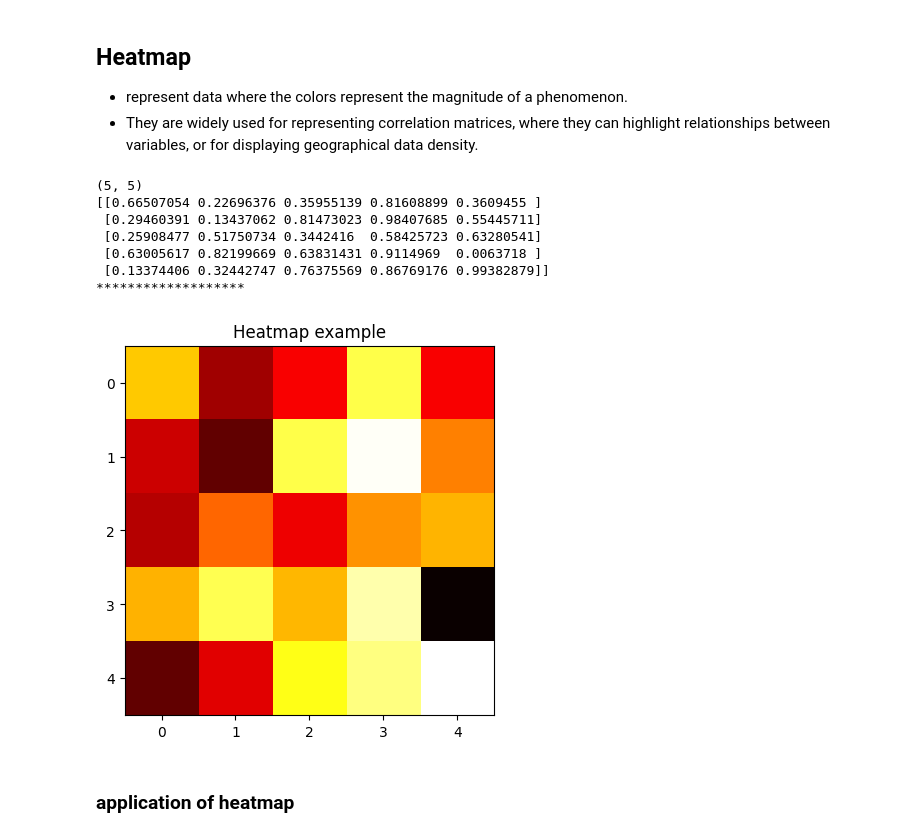
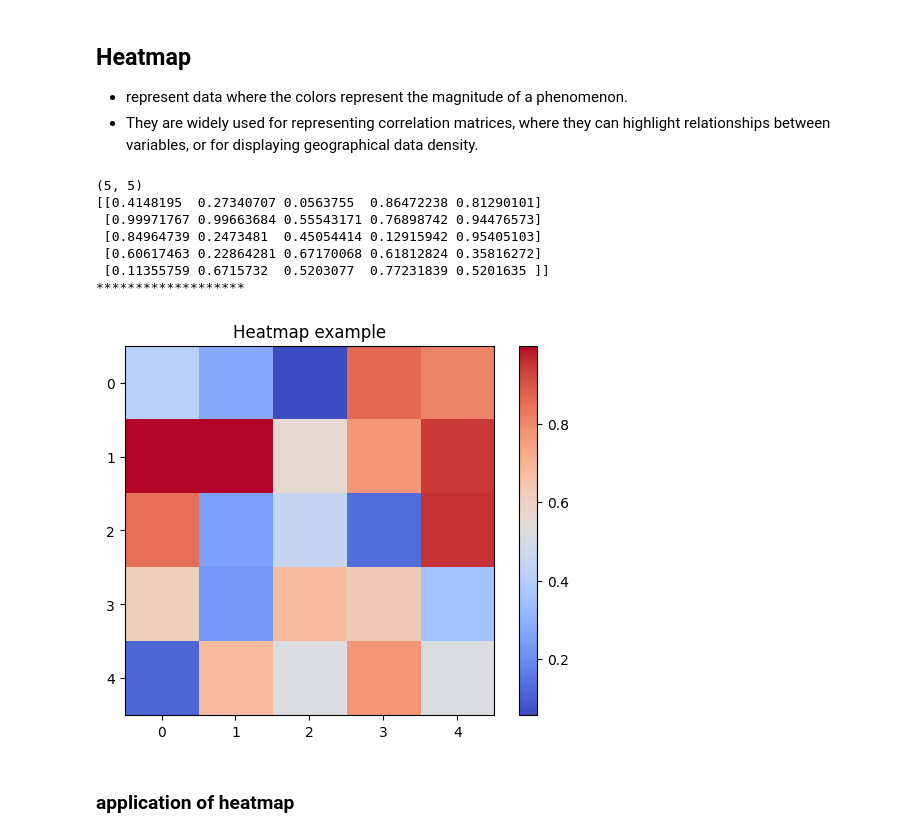
Before and after one commit to ash322ash422/tut_matplotlib, a Jupyter notebook: tut_mp2_bar_heatmap.ipynb, the cells around one changed output. Saved outputs shown, nothing was run; the diff lists cells and outputs as text; code cells hidden in the pictures.

```diff
--- a/tut_mp2_bar_heatmap.ipynb
+++ b/tut_mp2_bar_heatmap.ipynb
@@ -82,22 +82,23 @@ plt.show()
 # %%
 # generating 2D data
 data = np.random.rand(5,5)
 print(data.shape)
 print(data)
 print("*******************")
 
-plt.imshow(data, cmap='hot') # small number are black and large numbers are white
+plt.imshow(data, cmap='coolwarm') # small number are black and large numbers are white
 # 'hot', 'viridis', 'plasma', 'inferno', 'magma', 'cividis', 'coolwarm'
 plt.title("Heatmap example")
+plt.colorbar()
 plt.show()
 # %% [output]
 (5, 5)
-[[0.66507054 0.22696376 0.35955139 0.81608899 0.3609455 ]
- [0.29460391 0.13437062 0.81473023 0.98407685 0.55445711]
- [0.25908477 0.51750734 0.3442416  0.58425723 0.63280541]
- [0.63005617 0.82199669 0.63831431 0.9114969  0.0063718 ]
- [0.13374406 0.32442747 0.76375569 0.86769176 0.99382879]]
+[[0.4148195  0.27340707 0.0563755  0.86472238 0.81290101]
+ [0.99971767 0.99663684 0.55543171 0.76898742 0.94476573]
+ [0.84964739 0.2473481  0.45054414 0.12915942 0.95405103]
+ [0.60617463 0.22864281 0.67170068 0.61812824 0.35816272]
+ [0.11355759 0.6715732  0.5203077  0.77231839 0.5201635 ]]
 *******************
-[figure, old version]
+[figure, new version]
 # %% [markdown]
 ### application  of heatmap
```
Also changed, not shown: parts of 9 cells of this notebook, 8 other files.
